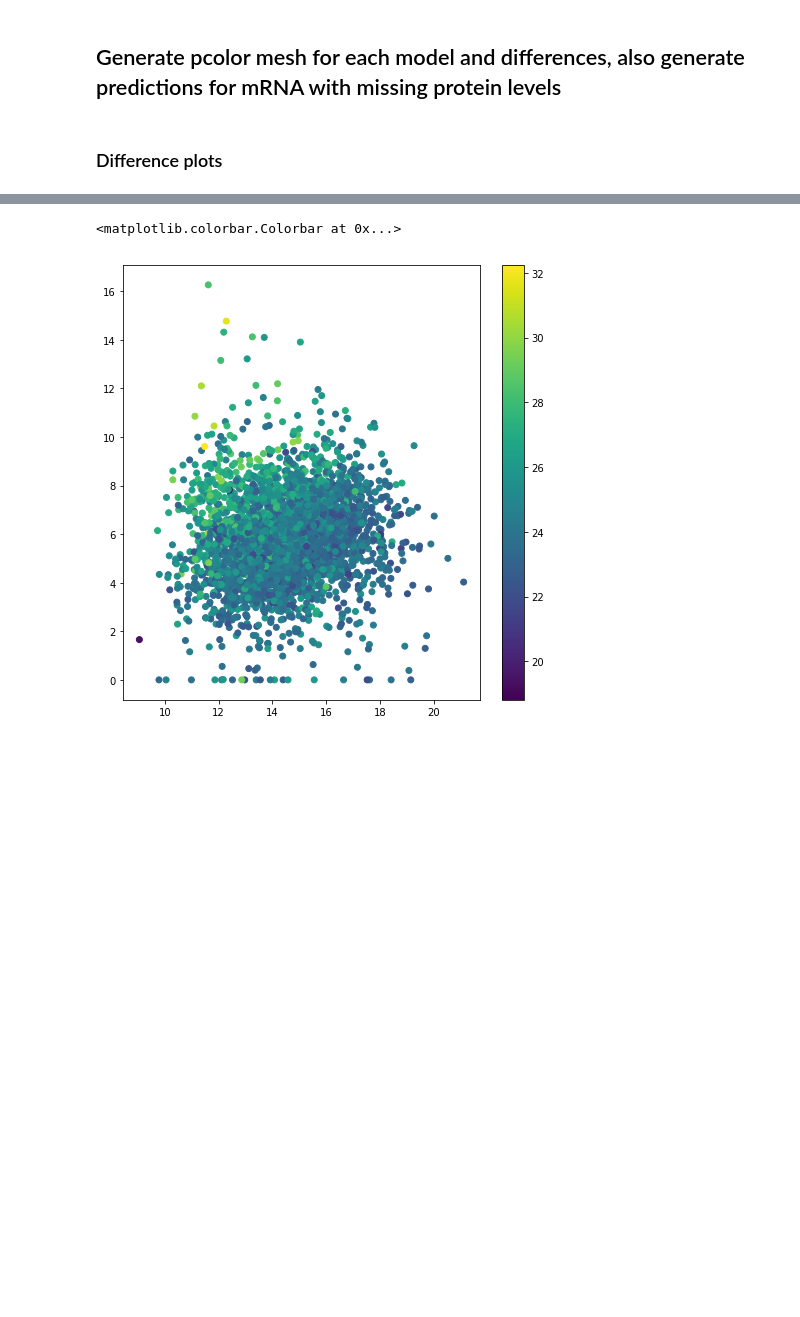
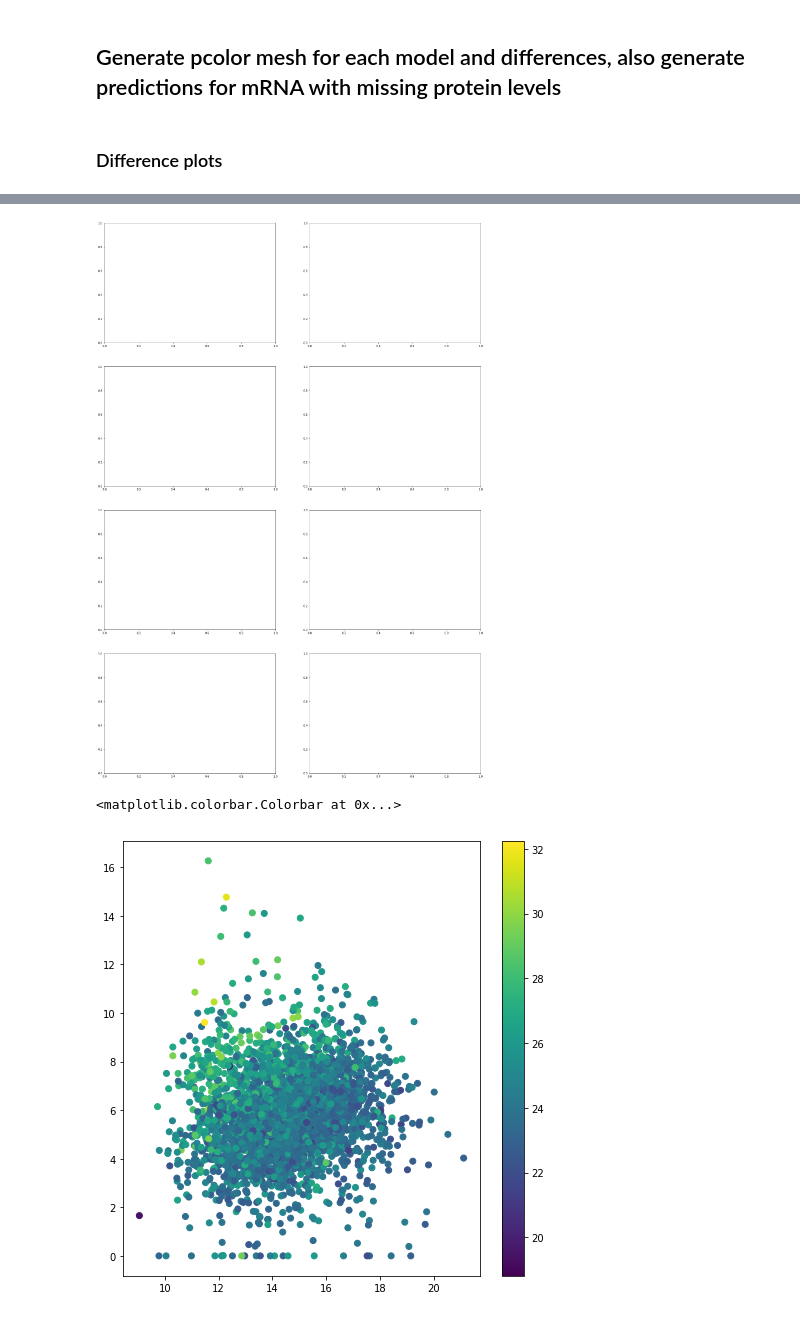
Before and after one commit to danielshak/GaussianProcesses, a Jupyter notebook: Notebooks/PPG/Gpy_oo.ipynb, the cells around one changed output, grey strips where cells are left out. Saved outputs shown, nothing was run; the diff lists cells and outputs as text; code cells hidden in the pictures; blank space fills up the shorter version.

```diff
--- a/Notebooks/PPG/Gpy_oo.ipynb
+++ b/Notebooks/PPG/Gpy_oo.ipynb
@@ -528,3 +606,38 @@ for cell in cell_lines:
+# %%
+d = 2 # input dimension
+var = 1 # variance
+theta = 1 # lengthscale
+k = GPy.kern.RBF(d,var,theta,ARD=True)
+
+ax = []
+#Grids
+for i, cell in tqdm(enumerate(cell_lines)):
+    x,x_means,x_stds = ZScore(data.rna_protein[cell][['Gene Length',cell]].values)
+    y,y_means,y_stds = ZScore(data.rna_protein[cell][[cell+'_P']].values)
+
+    m_load = GPy.models.GPRegression(x, y, kernel=k.copy(), initialize=False)
+    m_load.update_model(False) # do not call the underlying expensive algebra on load
+    m_load.initialize_parameter() # Initialize the parameters (connect the parameters up)
+    m_load[:] = np.load(f'{cell}/{cell}_gpy.npy')
+    m_load.update_model(True)
+
+    _ = m_load.plot()
+    gpy_ax = plt.gca()
+    ax.append(gpy_ax.remove())
+    plt.close()
+# %%
+fig = plt.figure()
+fig.set_size_inches(24,36)
+ax_new = []
+for i in range(8):
+    ax[i].figure = fig
+
+
+
+    ax_new.append(fig.add_subplot(4,2,i+1))
+    ax_new[i] = ax[i]
+# %% [output]
+[figure, added]
 # %%
 AT2_04M_F0 = gp_data[base_cols+['AT2_04M_F0','AT2_04M_F0_P']][gp_data['AT2_04M_F0_P']!=0]
 # %%
```
Also changed, not shown: parts of 9 cells of this notebook, 1 other file.
